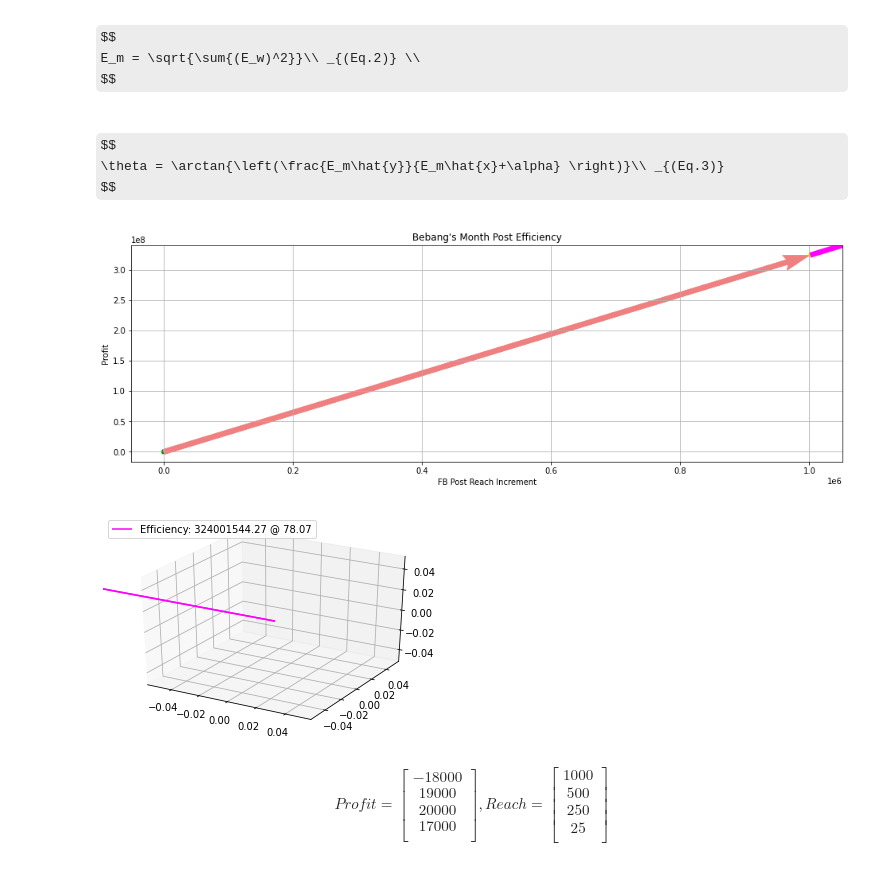
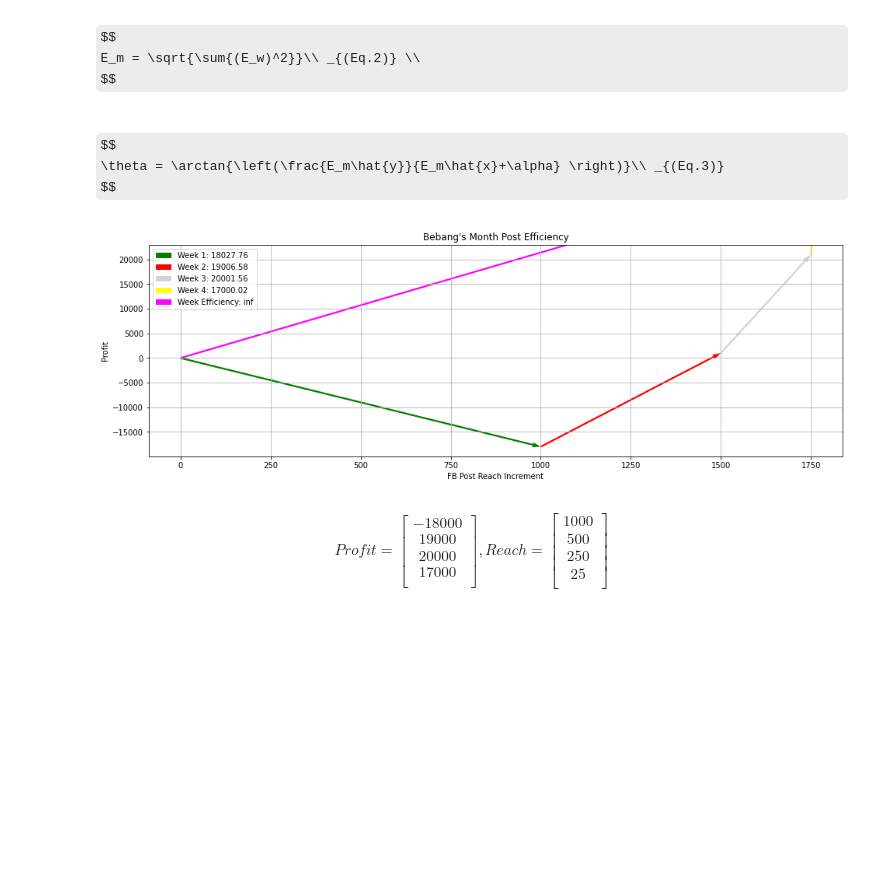
Before and after one commit to TiffanyHizon/Linear_Algebra_58051, a Jupyter notebook: Prelim Exam/LinAlg_58051_Hizon_Prelim_Exam.ipynb, the cells around one changed output. Saved outputs shown, nothing was run; the diff lists cells and outputs as text; code cells hidden in the pictures; some formulas as TeX source; blank space fills up the shorter version.

```diff
--- a/Prelim Exam/LinAlg_58051_Hizon_Prelim_Exam.ipynb
+++ b/Prelim Exam/LinAlg_58051_Hizon_Prelim_Exam.ipynb
@@ -35,66 +35,54 @@ def month_profit_trace(profit, reach, make_figs=True):
         e_week3 = np.array((reach[2], profit[2]))
         e_week4 = np.array((reach[3], profit[3]))
 
-        e_month = np.square((np.square(e_week1, e_week2), e_week3, e_week4)) #applying the monthly efficiency formula
-        e_month_magnitude = np.sqrt(np.sum(e_month)) #applying the monthly efficiency formula
-        alpha = 6.31134  # solved manually using formula for the gradient of efficiency
-        theta = np.arctan(np.add(np.sin(e_month_magnitude) / np.cos(e_month_magnitude), alpha)) #applying the gradient of efficiency formula
+        resultant_Vector1 = np.add(e_week1, e_week2)
+        resultant_Vector2 = np.add(e_week3, np.add(e_week1, e_week2))
+        final_Resultant = np.add(e_week4, np.add(e_week3, np.add(e_week1, e_week2)))
+
+        e_month_magnitude = np.sqrt(final_Resultant**2) #applying the monthly efficiency formula
+        alpha = 10**-6  # solved manually using formula for the gradient of efficiency
+        theta = np.arctan(final_Resultant[1]/np.add(final_Resultant[0], alpha)) #applying the gradient of efficiency formula
         theta = np.degrees(theta) #getting the degrees
 
         plt.figure(figsize=(16, 5))
         plt.title('Bebang\'s Month Post Efficiency')
         plt.xlim=(0, 1.01 * np.sum(reach))
         plt.ylim=(-np.sum(np.abs(profit)), np.sum(np.abs(profit)))
         plt.xlabel('FB Post Reach Increment')
         plt.ylabel('Profit')
         plt.grid()
         n = 2
 
-        resultant_Vector1 = np.add(e_week1, e_week2)
-        resultant_Vector2 = np.add(np.add(e_week1, e_week2), e_week3, e_week4)
-
         plt.quiver(0, 0, e_week1[0], e_week1[1],  #plotting the Week 1 vector
-                   angles='xy', scale_units='xy', scale=1, color='green',
+                   angles='xy', scale_units='xy', scale=1, color='green', width = 0.0025,
                    label='Week 1: {:.2f}'.format(np.linalg.norm(e_week1)))
         plt.quiver(e_week1[0], e_week1[1], e_week2[0], e_week2[1], #plotting the Week 2 vector
-                   angles='xy', scale_units='xy', scale=1, color='red',
+                   angles='xy', scale_units='xy', scale=1, color='red', width = 0.0025,
                    label='Week 2: {:.2f}'.format(np.linalg.norm(e_week2)))
-        plt.quiver(0, 0, resultant_Vector1[0], resultant_Vector1[1], #plotting the Resultant Vector of vectors e_week1 and e_week2
-                   angles='xy', scale_units='xy', scale=1, color='lightgray',
-                   label='R1: {:.2f}'.format(np.linalg.norm(resultant_Vector1)))
-        plt.quiver(resultant_Vector1[0], resultant_Vector1[1], e_week3[0], e_week3[1], #plotting the Week 3 Vector
-                   angles='xy', scale_units='xy', scale=1, color='yellow',
+        plt.quiver(resultant_Vector1[0], resultant_Vector1[1], e_week3[0], e_week3[1], #plotting the Resultant Vector of vectors e_week1 and e_week2
+                   angles='xy', scale_units='xy', scale=1, color='lightgray', width = 0.0025,
                    label='Week 3: {:.2f}'.format(np.linalg.norm(e_week3)))
-        plt.quiver(resultant_Vector2[0], resultant_Vector2[1], e_week4[0], e_week4[1], #plotting the Week 4 vector
-                   angles='xy', scale_units='xy', scale=1, color='magenta',
+        plt.quiver(resultant_Vector2[0], resultant_Vector2[1], e_week4[0], e_week4[1], #plotting the Week 3 Vector
+                   angles='xy', scale_units='xy', scale=1, color='yellow', width = 0.0025,
                    label='Week 4: {:.2f}'.format(np.linalg.norm(e_week4)))
-        plt.quiver(0, 0, resultant_Vector2[0], resultant_Vector2[1], #Plotting the Resultant Vector
-                   angles='xy', scale_units='xy', scale=1, color='lightcoral',
-                   label='R2: {:.2f}'.format(np.linalg.norm(resultant_Vector2)))
-
-
-
-        figure = plt.figure()
-        axis = figure.gca(projection='3d')
-
-        axis.quiver(0, 0, 0, e_month[0], e_month[1], e_month[2], color='magenta', label='Efficiency: {:.2f} @ {:.2f}'.format(e_month_magnitude, theta))
+        plt.quiver(0,0, final_Resultant[0], final_Resultant[1], #plotting the Week 4 vector
+                   angles='xy', scale_units='xy', scale=1, color='magenta', width = 0.0025,
+                   label='Week Efficiency: {:.2f}'.format(np.linalg.norm(e_month_magnitude, theta)))
 
 
         plt.legend(loc='upper left')
 
         if make_figs:
-            plt.savefig(f'LinAlg-Lab2-Bebang Post Eff-{int(e_month_magnitude)}@{int(theta)}.png', dpi=300)
-
+            plt.savefig(f'LinAlg-Lab2-Bebang Post Eff-{int(e_month_magnitude)} @ {int(theta)}.png', dpi=300)
         plt.show()
 
     else:
-       print('Dimension cannot be created')
+       print('Insufficient Data Inputted')  ## Make a more appropriate error statement.
 
 
 month_profit_trace(profit, reach, make_figs=True)
 # %% [output]
-[figure, old version]
+[figure, new version]
-[figure, removed]
 # %% [markdown]
 $$Profit = \begin{bmatrix} -18000\\19000\\20000\\17000 \\\end{bmatrix} , Reach = \begin{bmatrix} 1000\\500\\250\\25 \\\end{bmatrix} $$
 # %% [markdown]
```
